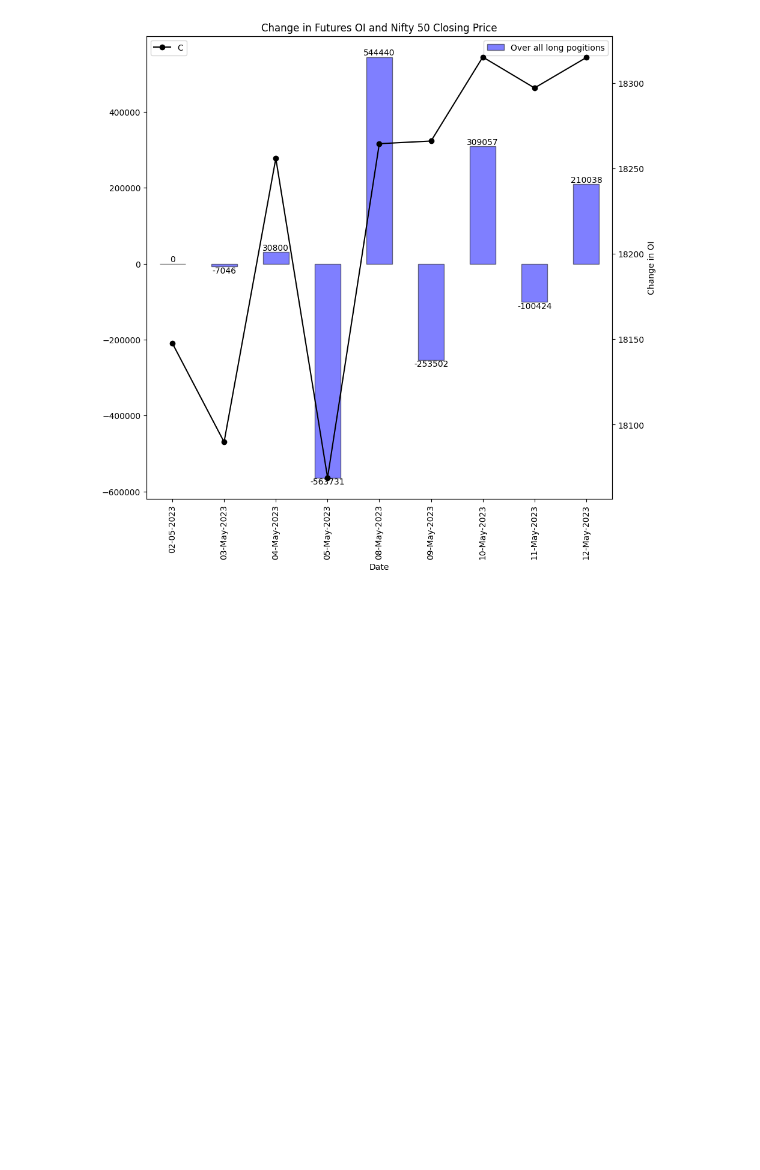
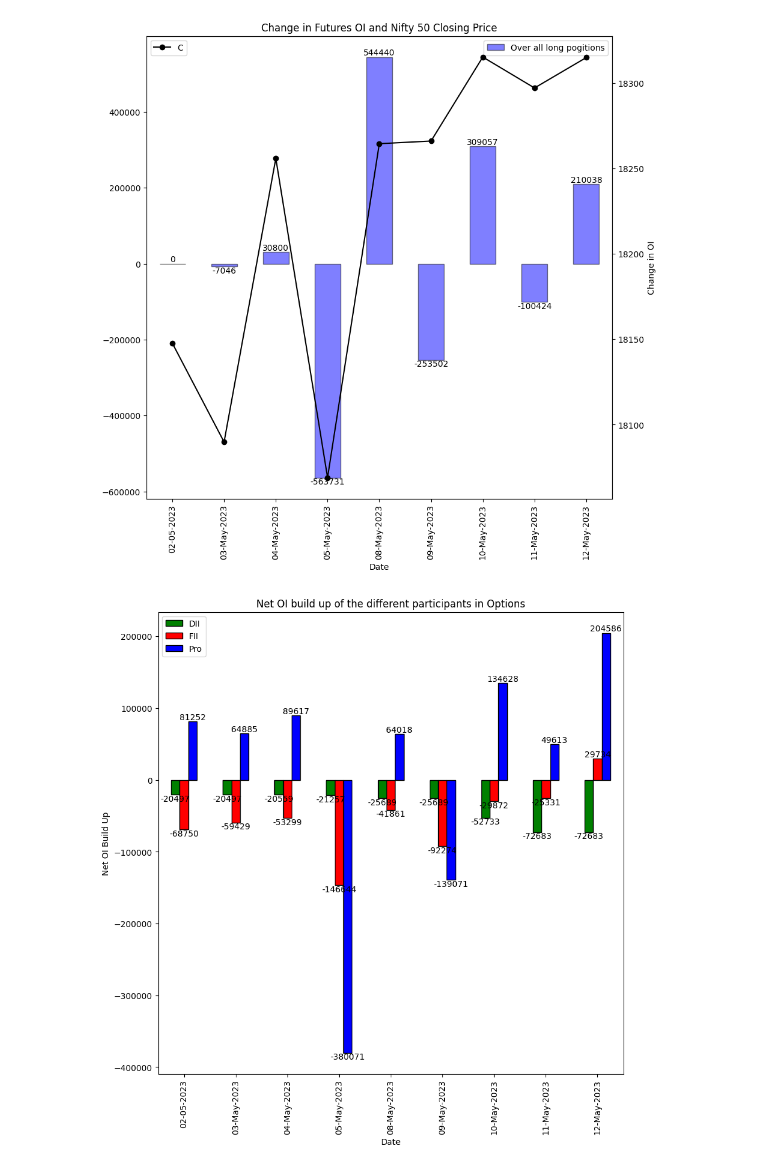
Before and after one commit to ashu433/Trading_codes, a Jupyter notebook: Final_OI_change_calculator_index.ipynb, the cells around one changed output. Cells and saved outputs as stored; diff of their text form; code cells hidden in the pictures; blank space fills up the shorter version.

```diff
--- a/Final_OI_change_calculator_index.ipynb
+++ b/Final_OI_change_calculator_index.ipynb
@@ -157,3 +157,18 @@ plt.title("Change in Futures OI and Nifty 50 Closing Price")
 plt.show()
 # %% [output]
 [figure]
+# %%
+Net_OI_Build_up=Options[["DII","FII","Pro"]]
+Net_OI_Build_up.set_index(Options["Date"], inplace=True)
+ax = Net_OI_Build_up.plot(kind='bar',color=['green', 'red',"blue"], edgecolor='black')
+for i, bar in enumerate(ax.containers):
+    ax.bar_label(bar, label_type='edge', fontsize=10)
+
+ax.legend(['DII','FII','Pro'])
+fig = plt.gcf()
+fig.set_size_inches(10, 10)
+plt.ylabel("Net OI Build Up")
+plt.title("Net OI build up of the different participants in Options")
+plt.show()
+# %% [output]
+[figure, added]
```
Also changed, not shown: parts of 1 cell of this notebook.
